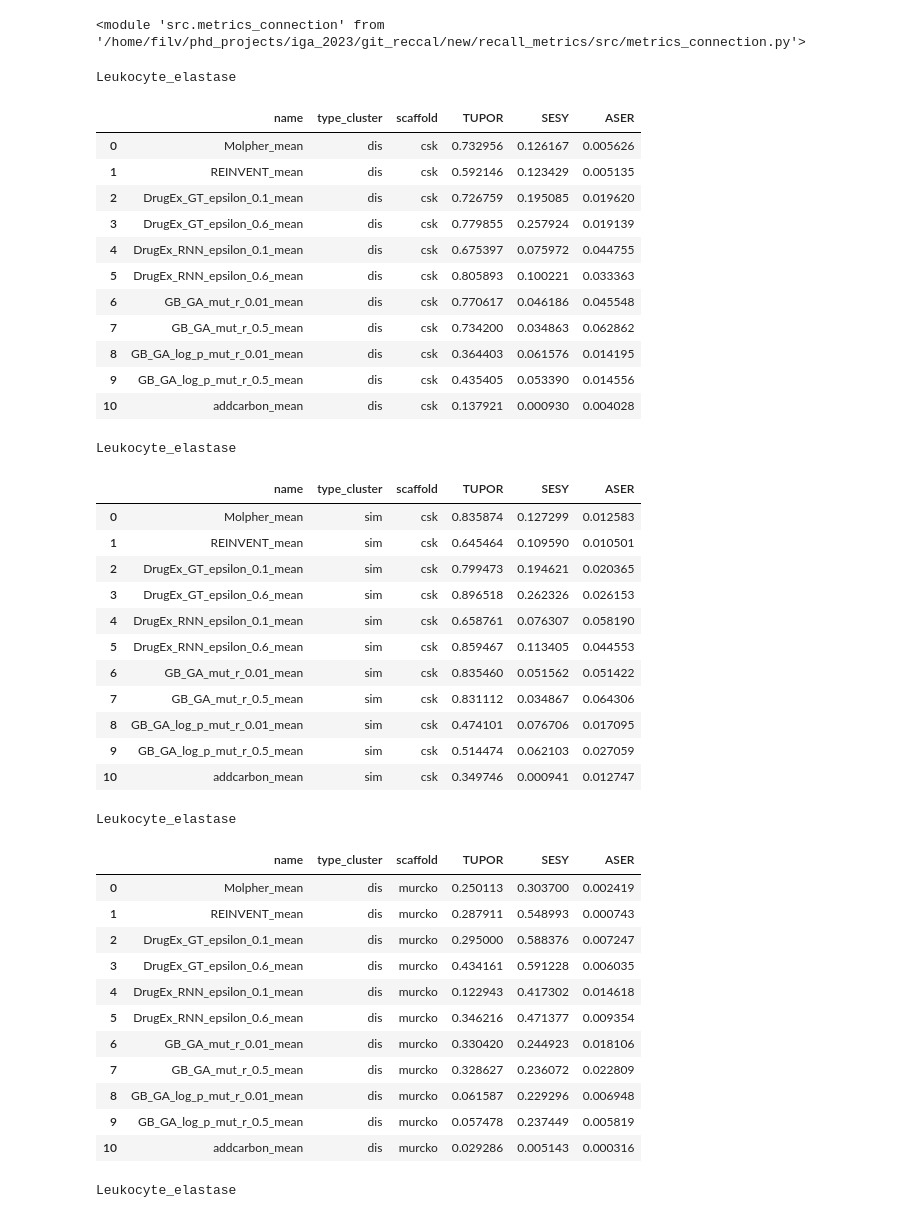
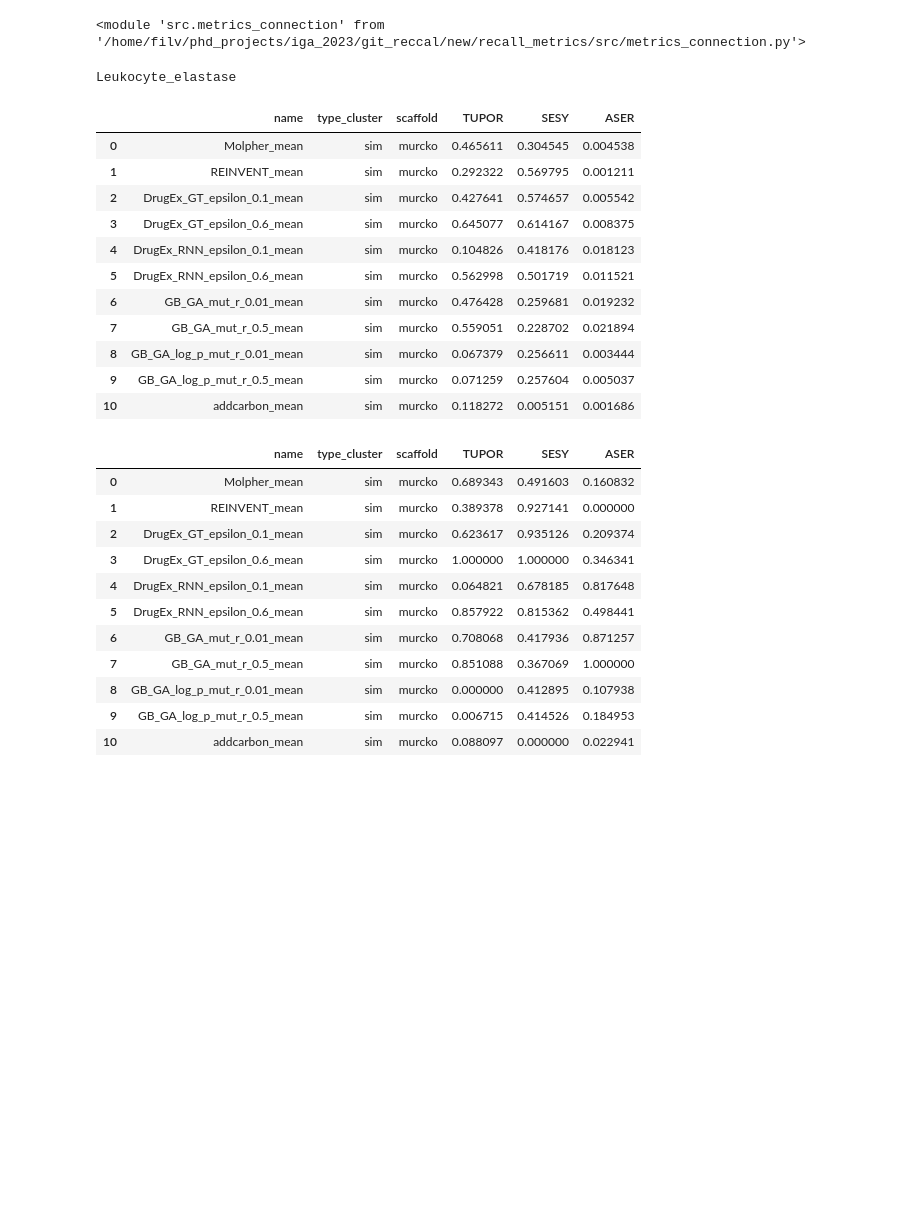
Before and after one commit to filvaleriia/scaffold-based-metrics, a Jupyter notebook: calculate_the_metrics.ipynb, the cells around one changed output. Cells and saved outputs as stored; diff of their text form; code cells hidden in the pictures; blank space fills up the shorter version.

```diff
--- a/calculate_the_metrics.ipynb
+++ b/calculate_the_metrics.ipynb
@@ -242,69 +242,54 @@ imp.reload(metrics_connection)
 <module 'src.metrics_connection' from '/home/filv/phd_projects/iga_2023/git_reccal/new/recall_metrics/src/metrics_connection.py'>
 # %%
 for receptor in ['Leukocyte_elastase']:
-    for type_scaffold in ['csk', 'murcko']:
-        for type_cluster in ['dis', 'sim']:  # Different cluster types
+    for type_scaffold in ['murcko']:
+        for type_cluster in ['sim']:  # Different cluster types
             for subset in ['']:
 
                 # Define generator names with different epsilon values
                 generators_name_list = [
                     f"Molpher{subset}",
                     f"REINVENT{subset}",
                     f"DrugEx_GT_epsilon_0.1{subset}",
                     f"DrugEx_GT_epsilon_0.6{subset}",
                     f"DrugEx_RNN_epsilon_0.1{subset}",
                     f"DrugEx_RNN_epsilon_0.6{subset}",
                     f"GB_GA_mut_r_0.01{subset}",
                     f"GB_GA_mut_r_0.5{subset}",
                     f"GB_GA_log_p_mut_r_0.01{subset}",
                     f"GB_GA_log_p_mut_r_0.5{subset}",
                     f"addcarbon{subset}"
                 ]
 
                 # Connect and process mean values
                 df = metrics_connection.connect_mean_value(type_cluster, type_scaffold, generators_name_list, receptor, subset)
-                #df1 = metrics_connection.connect_mean_value_normalized(type_cluster, type_scaffold, generators_name_list, receptor, subset)
+                df1 = metrics_connection.connect_mean_value_normalized(type_cluster, type_scaffold, generators_name_list, receptor, subset)
                 print(receptor)
                 display(df[['name','type_cluster','scaffold','TUPOR','SESY','ASER']])
-                #display(df1[['name','type_cluster','scaffold','TUPOR','SESY','ASER']])
+                display(df1[['name','type_cluster','scaffold','TUPOR','SESY','ASER']])
 # %% [output]
 Leukocyte_elastase
 |  | name | type_cluster | scaffold | TUPOR | SESY | ASER |
-| 0 | Molpher_mean | dis | csk | 0.732956 | 0.126167 | 0.005626 |
-| 1 | REINVENT_mean | dis | csk | 0.592146 | 0.123429 | 0.005135 |
-| 2 | DrugEx_GT_epsilon_0.1_mean | dis | csk | 0.726759 | 0.195085 | 0.019620 |
-| 3 | DrugEx_GT_epsilon_0.6_mean | dis | csk | 0.779855 | 0.257924 | 0.019139 |
-| 4 | DrugEx_RNN_epsilon_0.1_mean | dis | csk | 0.675397 | 0.075972 | 0.044755 |
-| 5 | DrugEx_RNN_epsilon_0.6_mean | dis | csk | 0.805893 | 0.100221 | 0.033363 |
-| 6 | GB_GA_mut_r_0.01_mean | dis | csk | 0.770617 | 0.046186 | 0.045548 |
-| 7 | GB_GA_mut_r_0.5_mean | dis | csk | 0.734200 | 0.034863 | 0.062862 |
-| 8 | GB_GA_log_p_mut_r_0.01_mean | dis | csk | 0.364403 | 0.061576 | 0.014195 |
-| 9 | GB_GA_log_p_mut_r_0.5_mean | dis | csk | 0.435405 | 0.053390 | 0.014556 |
-| 10 | addcarbon_mean | dis | csk | 0.137921 | 0.000930 | 0.004028 |
+| 0 | Molpher_mean | sim | murcko | 0.465611 | 0.304545 | 0.004538 |
+| 1 | REINVENT_mean | sim | murcko | 0.292322 | 0.569795 | 0.001211 |
+| 2 | DrugEx_GT_epsilon_0.1_mean | sim | murcko | 0.427641 | 0.574657 | 0.005542 |
+| 3 | DrugEx_GT_epsilon_0.6_mean | sim | murcko | 0.645077 | 0.614167 | 0.008375 |
+| 4 | DrugEx_RNN_epsilon_0.1_mean | sim | murcko | 0.104826 | 0.418176 | 0.018123 |
+| 5 | DrugEx_RNN_epsilon_0.6_mean | sim | murcko | 0.562998 | 0.501719 | 0.011521 |
+| 6 | GB_GA_mut_r_0.01_mean | sim | murcko | 0.476428 | 0.259681 | 0.019232 |
+| 7 | GB_GA_mut_r_0.5_mean | sim | murcko | 0.559051 | 0.228702 | 0.021894 |
+| 8 | GB_GA_log_p_mut_r_0.01_mean | sim | murcko | 0.067379 | 0.256611 | 0.003444 |
+| 9 | GB_GA_log_p_mut_r_0.5_mean | sim | murcko | 0.071259 | 0.257604 | 0.005037 |
+| 10 | addcarbon_mean | sim | murcko | 0.118272 | 0.005151 | 0.001686 |
-Leukocyte_elastase
 |  | name | type_cluster | scaffold | TUPOR | SESY | ASER |
-| 0 | Molpher_mean | sim | csk | 0.835874 | 0.127299 | 0.012583 |
-| 1 | REINVENT_mean | sim | csk | 0.645464 | 0.109590 | 0.010501 |
-| 2 | DrugEx_GT_epsilon_0.1_mean | sim | csk | 0.799473 | 0.194621 | 0.020365 |
-| 3 | DrugEx_GT_epsilon_0.6_mean | sim | csk | 0.896518 | 0.262326 | 0.026153 |
-| 4 | DrugEx_RNN_epsilon_0.1_mean | sim | csk | 0.658761 | 0.076307 | 0.058190 |
-| 5 | DrugEx_RNN_epsilon_0.6_mean | sim | csk | 0.859467 | 0.113405 | 0.044553 |
-| 6 | GB_GA_mut_r_0.01_mean | sim | csk | 0.835460 | 0.051562 | 0.051422 |
-| 7 | GB_GA_mut_r_0.5_mean | sim | csk | 0.831112 | 0.034867 | 0.064306 |
-| 8 | GB_GA_log_p_mut_r_0.01_mean | sim | csk | 0.474101 | 0.076706 | 0.017095 |
-| 9 | GB_GA_log_p_mut_r_0.5_mean | sim | csk | 0.514474 | 0.062103 | 0.027059 |
-| 10 | addcarbon_mean | sim | csk | 0.349746 | 0.000941 | 0.012747 |
+| 0 | Molpher_mean | sim | murcko | 0.689343 | 0.491603 | 0.160832 |
+| 1 | REINVENT_mean | sim | murcko | 0.389378 | 0.927141 | 0.000000 |
+| 2 | DrugEx_GT_epsilon_0.1_mean | sim | murcko | 0.623617 | 0.935126 | 0.209374 |
+| 3 | DrugEx_GT_epsilon_0.6_mean | sim | murcko | 1.000000 | 1.000000 | 0.346341 |
+| 4 | DrugEx_RNN_epsilon_0.1_mean | sim | murcko | 0.064821 | 0.678185 | 0.817648 |
+| 5 | DrugEx_RNN_epsilon_0.6_mean | sim | murcko | 0.857922 | 0.815362 | 0.498441 |
+| 6 | GB_GA_mut_r_0.01_mean | sim | murcko | 0.708068 | 0.417936 | 0.871257 |
+| 7 | GB_GA_mut_r_0.5_mean | sim | murcko | 0.851088 | 0.367069 | 1.000000 |
+| 8 | GB_GA_log_p_mut_r_0.01_mean | sim | murcko | 0.000000 | 0.412895 | 0.107938 |
+| 9 | GB_GA_log_p_mut_r_0.5_mean | sim | murcko | 0.006715 | 0.414526 | 0.184953 |
+| 10 | addcarbon_mean | sim | murcko | 0.088097 | 0.000000 | 0.022941 |
-Leukocyte_elastase
-|  | name | type_cluster | scaffold | TUPOR | SESY | ASER |
-| 0 | Molpher_mean | dis | murcko | 0.250113 | 0.303700 | 0.002419 |
-| 1 | REINVENT_mean | dis | murcko | 0.287911 | 0.548993 | 0.000743 |
-| 2 | DrugEx_GT_epsilon_0.1_mean | dis | murcko | 0.295000 | 0.588376 | 0.007247 |
-| 3 | DrugEx_GT_epsilon_0.6_mean | dis | murcko | 0.434161 | 0.591228 | 0.006035 |
-| 4 | DrugEx_RNN_epsilon_0.1_mean | dis | murcko | 0.122943 | 0.417302 | 0.014618 |
-| 5 | DrugEx_RNN_epsilon_0.6_mean | dis | murcko | 0.346216 | 0.471377 | 0.009354 |
-| 6 | GB_GA_mut_r_0.01_mean | dis | murcko | 0.330420 | 0.244923 | 0.018106 |
-| 7 | GB_GA_mut_r_0.5_mean | dis | murcko | 0.328627 | 0.236072 | 0.022809 |
-| 8 | GB_GA_log_p_mut_r_0.01_mean | dis | murcko | 0.061587 | 0.229296 | 0.006948 |
-| 9 | GB_GA_log_p_mut_r_0.5_mean | dis | murcko | 0.057478 | 0.237449 | 0.005819 |
-| 10 | addcarbon_mean | dis | murcko | 0.029286 | 0.005143 | 0.000316 |
-Leukocyte_elastase
```
Also changed, not shown: parts of 1 cell of this notebook, 1 other file.
